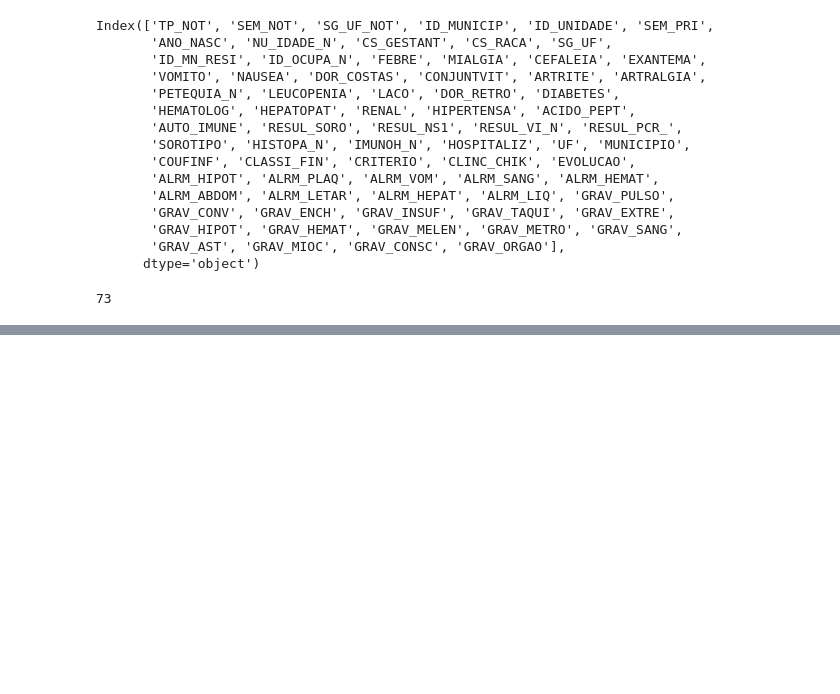
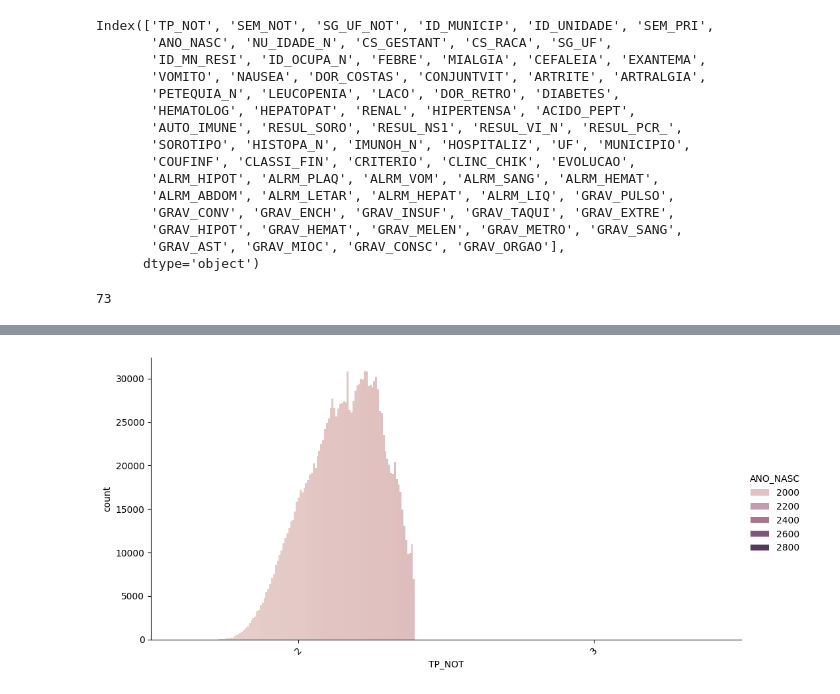
Before and after one commit to rodrigoandrade/8IADT-tech-challenge-fase1, a Jupyter notebook: tech_challenge_fase_1.ipynb, the cells around one changed output, grey strips where cells are left out. Saved outputs shown, nothing was run; the diff lists cells and outputs as text; code cells hidden in the pictures; blank space fills up the shorter version.

```diff
--- a/tech_challenge_fase_1.ipynb
+++ b/tech_challenge_fase_1.ipynb
@@ -650,0 +657,13 @@ for i, col in enumerate(numeric_cols):
+# %%
+sns.catplot(
+    data=dados,
+    x="TP_NOT",
+    hue="ANO_NASC",
+    kind="count",
+    height=5,
+    aspect=2
+)
+plt.xticks(rotation=45)
+plt.show()
+# %% [output]
+[figure, added]
```
Also changed, not shown: parts of 48 cells of this notebook.
